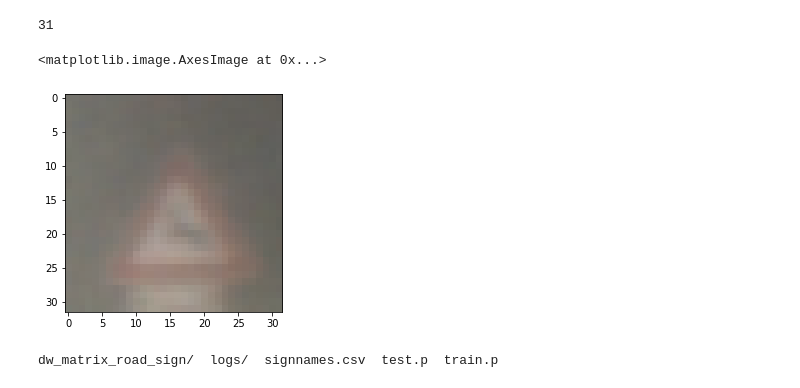
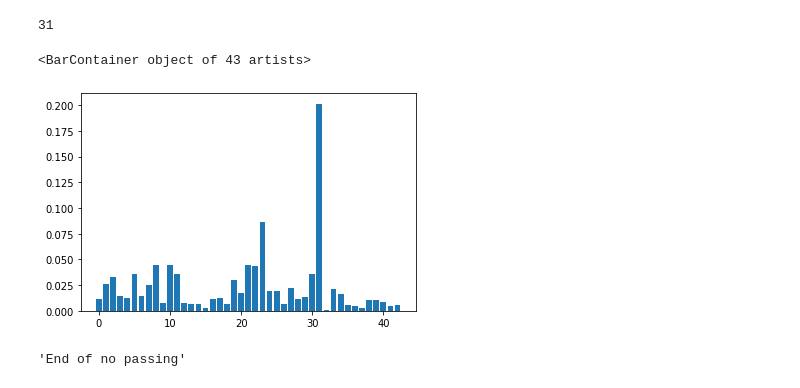
Before and after one commit to oskarkon/dw_matrix_car, a Jupyter notebook: dzień4.ipynb, the cells around one changed output. Cells and saved outputs as stored; diff of their text form; code cells hidden in the pictures.

```diff
--- a/dzień4.ipynb
+++ b/dzień4.ipynb
@@ -120,15 +121,15 @@ array([0.00539502, 0.01304396, 0.10297614, 0.00860378, 0.01218118,
 np.argmax(y_pred_prob[400])
 # %% [output]
 31
-# %%
-plt.imshow(X_test[400])
-# %% [output]
-<matplotlib.image.AxesImage at 0x...>
-[figure, removed]
-# %%
-ls
-# %% [output]
-dw_matrix_road_sign/  logs/  signnames.csv  test.p  train.p
+# %%
+plt.bar(range(43),y_pred_prob[400])
+# %% [output]
+<BarContainer object of 43 artists>
+[figure, added]
 # %%
 df=pd.read_csv('signnames.csv')
 labeles_dict=df.to_dict()['b']
+# %%
+labeles_dict[np.argmax(y_pred_prob[100])]
+# %% [output]
+'End of no passing'
```
Also changed, not shown: parts of 18 cells of this notebook.
